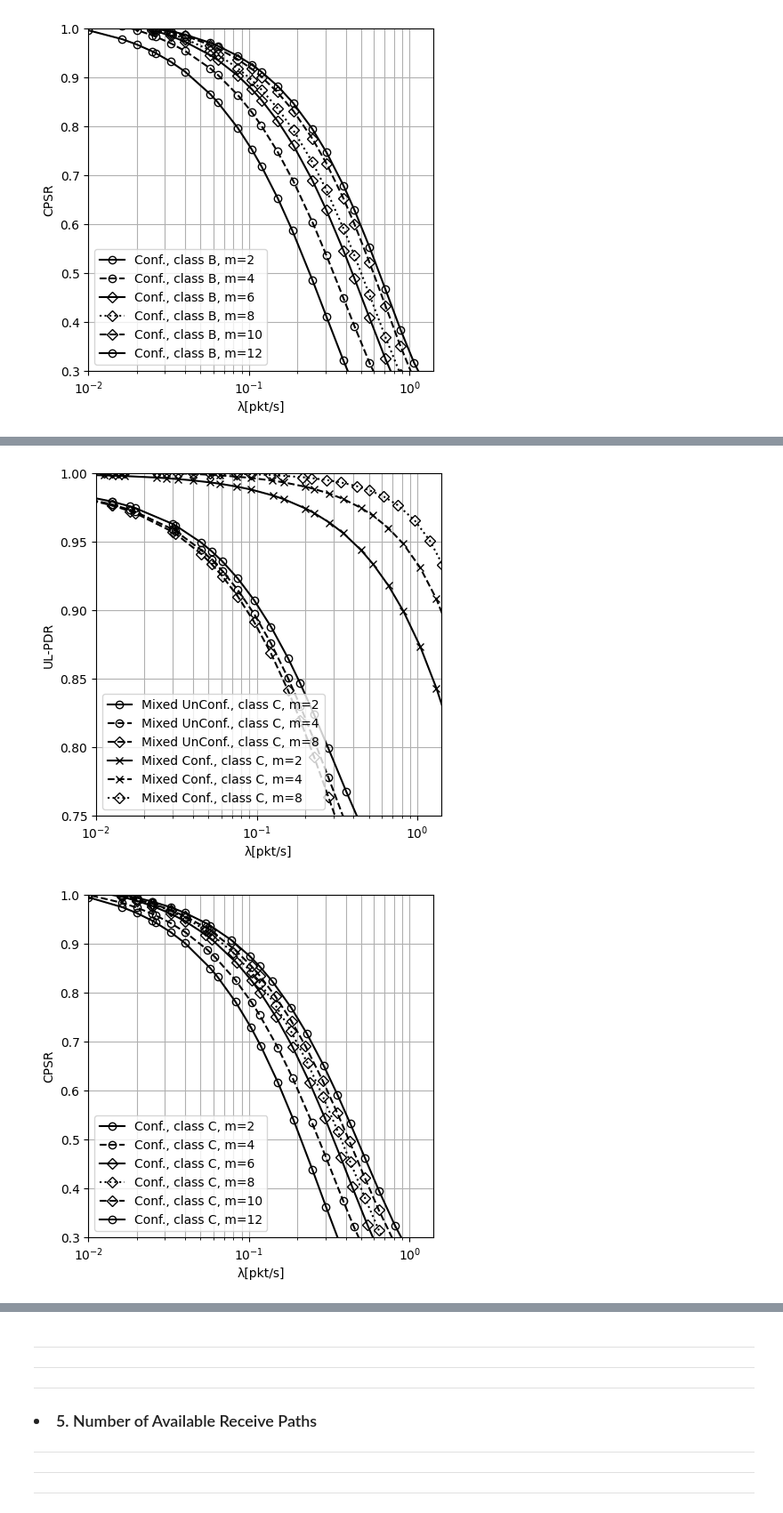
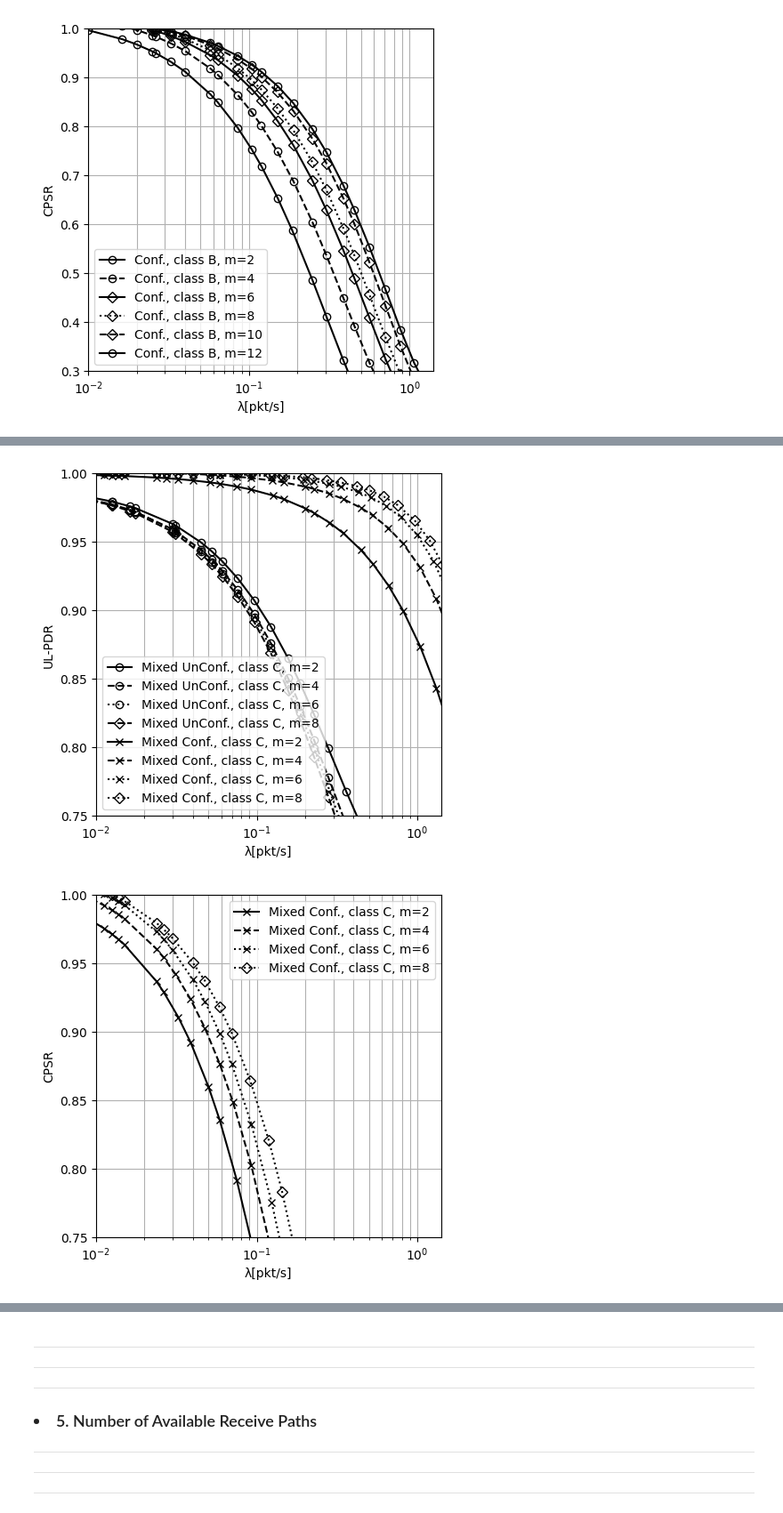
Before and after one commit to Precision-CyberAg/sim_plot, a Jupyter notebook: performance_analysis_class_b.ipynb, the cells around one changed output, grey strips where cells are left out. Shown at 89% size. Cells and saved outputs as stored; diff of their text form; code cells hidden in the pictures.

Commit message:
added rx swap plots

```diff
--- a/performance_analysis_class_b.ipynb
+++ b/performance_analysis_class_b.ipynb
@@ -471,12 +508,12 @@ plt.show()
 
 create_plot('final_sim/test_scenario_confirmed_traffic_retransmission_attempts/2/ULPDR_MIXED_C', 'Mixed UnConf., class C, m=2','m_unc',5,'-','o')
 create_plot('final_sim/test_scenario_confirmed_traffic_retransmission_attempts/4/ULPDR_MIXED_C', 'Mixed UnConf., class C, m=4','m_unc',5,'--','o')
-# create_plot('final_sim/test_scenario_confirmed_traffic_retransmission_attempts/6/ULPDR_MIXED_B', 'Mixed UnConf., class B, m=6','m_unc',5,':','o')
+create_plot('final_sim/test_scenario_confirmed_traffic_retransmission_attempts/6/ULPDR_MIXED_C', 'Mixed UnConf., class C, m=6','m_unc',5,':','o')
 create_plot('final_sim/test_scenario_confirmed_traffic_retransmission_attempts/8/ULPDR_MIXED_C', 'Mixed UnConf., class C, m=8','m_unc',5,'--','D')
 
 create_plot('final_sim/test_scenario_confirmed_traffic_retransmission_attempts/2/ULPDR_MIXED_C', 'Mixed Conf., class C, m=2','m_c',2,'-','x')
 create_plot('final_sim/test_scenario_confirmed_traffic_retransmission_attempts/4/ULPDR_MIXED_C', 'Mixed Conf., class C, m=4','m_c',2,'--','x')
-# create_plot('final_sim/test_scenario_confirmed_traffic_retransmission_attempts/6/ULPDR_MIXED_B', 'Mixed Conf., class B, m=6','m_c',2,':','x')
+create_plot('final_sim/test_scenario_confirmed_traffic_retransmission_attempts/6/ULPDR_MIXED_C', 'Mixed Conf., class C, m=6','m_c',2,':','x')
 create_plot('final_sim/test_scenario_confirmed_traffic_retransmission_attempts/8/ULPDR_MIXED_C', 'Mixed Conf., class C, m=8','m_c',2,':','D')
 # create_plot('final_sim/test_scenario_confirmed_traffic_retransmission_attempts/10/ULPDR_MIXED_B', 'Mixed Conf., class B, m=10','m_c',7,'-','D')
 # create_plot('final_sim/test_scenario_confirmed_traffic_retransmission_attempts/12/ULPDR_MIXED_B', 'Mixed Conf., class B, m=12','m_c',7,'--','D')
@@ -495,36 +532,66 @@ plt.ylim([0.75,1])
 
 plt.grid(True, which='both')
 plt.savefig('svg_plots/class_c_retransmission_attempts_ulpdr_mixed.svg', format='svg')
+plt.show()
+
+
+
+# create_plot('final_sim/test_scenario_confirmed_traffic_retransmission_attempts/2/ULPDR_MIXED_C', 'Mixed UnConf., class C, m=2','m_unc',5,'-','o')
+# create_plot('final_sim/test_scenario_confirmed_traffic_retransmission_attempts/4/ULPDR_MIXED_C', 'Mixed UnConf., class C, m=4','m_unc',5,'--','o')
+# create_plot('final_sim/test_scenario_confirmed_traffic_retransmission_attempts/6/ULPDR_MIXED_B', 'Mixed UnConf., class B, m=6','m_unc',5,':','o')
+# create_plot('final_sim/test_scenario_confirmed_traffic_retransmission_attempts/8/ULPDR_MIXED_C', 'Mixed UnConf., class C, m=8','m_unc',5,'--','D')
+
+create_plot('final_sim/test_scenario_confirmed_traffic_retransmission_attempts/2/ULPDR_MIXED_C', 'Mixed Conf., class C, m=2','cpsr',5,'-','x')
+create_plot('final_sim/test_scenario_confirmed_traffic_retransmission_attempts/4/ULPDR_MIXED_C', 'Mixed Conf., class C, m=4','cpsr',5,'--','x')
+create_plot('final_sim/test_scenario_confirmed_traffic_retransmission_attempts/6/ULPDR_MIXED_C', 'Mixed Conf., class C, m=6','cpsr',5,':','x')
+create_plot('final_sim/test_scenario_confirmed_traffic_retransmission_attempts/8/ULPDR_MIXED_C', 'Mixed Conf., class C, m=8','cpsr',5,':','D')
+# create_plot('final_sim/test_scenario_confirmed_traffic_retransmission_attempts/10/ULPDR_MIXED_B', 'Mixed Conf., class B, m=10','m_c',7,'-','D')
+# create_plot('final_sim/test_scenario_confirmed_traffic_retransmission_attempts/12/ULPDR_MIXED_B', 'Mixed Conf., class B, m=12','m_c',7,'--','D')
+# create_plot('final_sim/test_scenario_confirmed_traffic_retransmission_attempts/14/ULPDR_CONFIRMED_B', 'Conf., class B, m=14','unc',7,':','o')
+# create_plot('final_sim/test_scenario_confirmed_traffic_retransmission_attempts/16/ULPDR_CONFIRMED_B', 'Conf., class B, m=16','unc',7,'--','x')
+# create_plot('final_sim/test_scenario_confirmed_traffic_retransmission_attempts/32/ULPDR_CONFIRMED_B', 'Conf., class B, m=32','unc',7,':','x')
+
+
+f = plt.gcf()
+f.set_figwidth(5)
+f.set_figheight(5)
+plt.ylabel('CPSR')
+plt.xlabel('λ[pkt/s]')
+plt.xlim([0.01, 1.4])
+plt.ylim([0.75,1])
+
+plt.grid(True, which='both')
+plt.savefig('svg_plots/class_c_retransmission_attempts_cpsr_mixed.svg', format='svg')
 plt.show()
 
 
 
 
 create_plot('final_sim/test_scenario_confirmed_traffic_retransmission_attempts/2/ULPDR_CONFIRMED_C', 'Conf., class C, m=2','cpsr',7,'-','o')
 create_plot('final_sim/test_scenario_confirmed_traffic_retransmission_attempts/4/ULPDR_CONFIRMED_C', 'Conf., class C, m=4','cpsr',7,'--','o')
 create_plot('final_sim/test_scenario_confirmed_traffic_retransmission_attempts/6/ULPDR_CONFIRMED_C', 'Conf., class C, m=6','cpsr',7,'-','D')
 
 create_plot('final_sim/test_scenario_confirmed_traffic_retransmission_attempts/8/ULPDR_CONFIRMED_C', 'Conf., class C, m=8','cpsr',7,':','D')
 create_plot('final_sim/test_scenario_confirmed_traffic_retransmission_attempts/10/ULPDR_CONFIRMED_C', 'Conf., class C, m=10','cpsr',7,'--','D')
 create_plot('final_sim/test_scenario_confirmed_traffic_retransmission_attempts/12/ULPDR_CONFIRMED_C', 'Conf., class C, m=12','cpsr',7,'-','o')
 # create_plot('final_sim/test_scenario_confirmed_traffic_retransmission_attempts/14/ULPDR_CONFIRMED_B', 'Conf., class B, m=14','cpsr',7,'-','x')
 
 # create_plot('final_sim/test_scenario_confirmed_traffic_retransmission_attempts/16/ULPDR_CONFIRMED_B', 'Conf., class B, m=16','cpsr',7,'--','x')
 # create_plot('final_sim/test_scenario_confirmed_traffic_retransmission_attempts/32/ULPDR_CONFIRMED_B', 'Conf., class B, m=32','cpsr',7,':','x')
 
 
 f = plt.gcf()
 f.set_figwidth(5)
 f.set_figheight(5)
 plt.ylabel('CPSR')
 plt.xlabel('λ[pkt/s]')
 plt.xlim([0.01, 1.4])
 plt.ylim([0.3,1])
 
 plt.grid(True, which='both')
 plt.savefig('svg_plots/class_c_retransmission_attempts_cpsr.svg', format='svg')
 plt.show()
 # %% [output]
 [figure]
-[figure, old version]
+[figure, new version]
-[figure, old version]
+[figure, new version]
```
Also changed, not shown: parts of 7 cells of this notebook, 34 other files.
